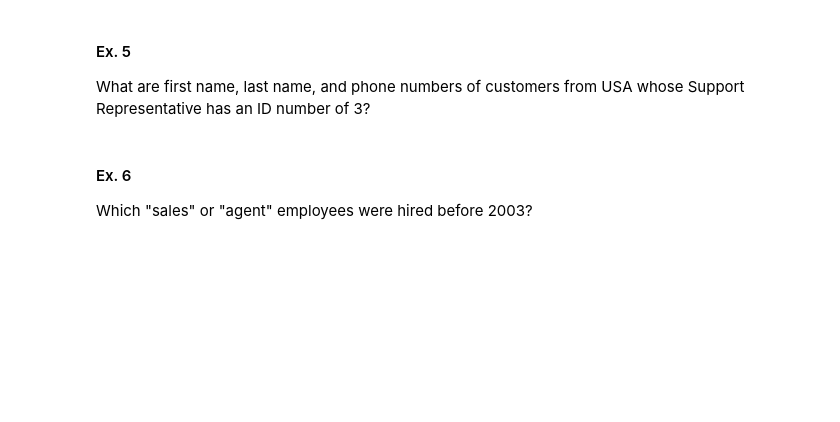
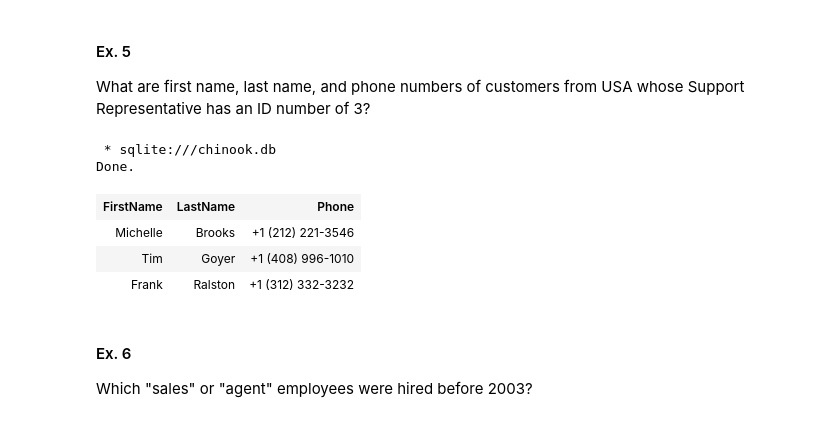
Before and after one commit to ramazanima/CSC330-intro-to-sql, a Jupyter notebook: Intro_to_SQL.ipynb, the cells around one changed output. Cells and saved outputs as stored; diff of their text form; code cells hidden in the pictures; blank space fills up the shorter version.

```diff
--- a/Intro_to_SQL.ipynb
+++ b/Intro_to_SQL.ipynb
@@ -202,7 +202,14 @@ Done.
 What are first name, last name, and phone numbers of customers from USA whose Support Representative has an ID number of 3?
 # %%
 %%sql
--- Write Your Query here
+SELECT FirstName, LastName, Phone FROM customers WHERE Country = "USA" AND SupportRepid = 3
+# %% [output]
+ * sqlite:///chinook.db
+Done.
+| FirstName | LastName | Phone |
+| Michelle | Brooks | +1 (212) 221-3546 |
+| Tim | Goyer | +1 (408) 996-1010 |
+| Frank | Ralston | +1 (312) 332-3232 |
 # %% [markdown]
 #### Ex. 6
 Which "sales" or "agent" employees were hired before 2003?
```
Also changed, not shown: parts of 2 cells of this notebook.
